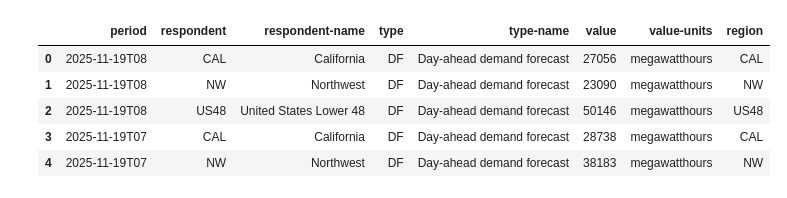
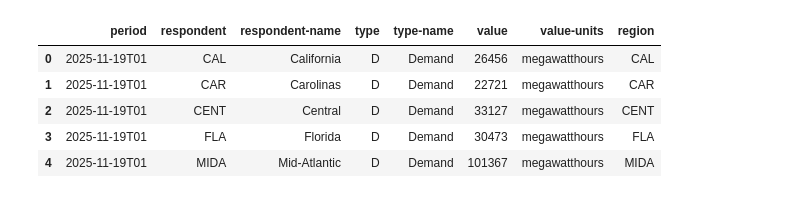
Before and after one commit to N3il-kb/dsc-106-final-proj, a Jupyter notebook: init_nb.ipynb, the cells around one changed output. Saved outputs shown, nothing was run; the diff lists cells and outputs as text; code cells hidden in the pictures.

Commit message:
removed forecasted data

```diff
--- a/init_nb.ipynb
+++ b/init_nb.ipynb
@@ -28,38 +28,40 @@ if not EIA_API_KEY:
 
 url = "https://api.eia.gov/v2/electricity/rto/region-data/data/"
 params = {
     "api_key": EIA_API_KEY,
     "frequency": "hourly",
     "data[0]": "value",
     "sort[0][column]": "period",
     "sort[0][direction]": "desc",
     "offset": 0,
     "length": 5000,
+    "facets[type][]": "D"  # <--- Adds filter for only 'Demand' (Actual)
+                           # Use "DF" if you specifically want the Forecast
 }
 params["facets[respondent][]"] = AGGREGATED_REGIONS
 
 try:
     resp = requests.get(url, params=params)
     resp.raise_for_status()
     data = resp.json()["response"]["data"]
     df = pd.DataFrame(data)
     df.to_csv("eia_hourly_cached.csv", index=False)
 except Exception as exc:
     cache_path = "eia_hourly_cached.csv"
     if not os.path.exists(cache_path):
         raise RuntimeError("Failed to download data and no cached file was found.") from exc
     print(f"⚠️ Using cached data because API request failed: {exc}")
     df = pd.read_csv(cache_path)
 
 df["region"] = df["respondent"]
 df.head()
 # %% [output]
 |  | period | respondent | respondent-name | type | type-name | value | value-units | region |
-| 0 | 2025-11-19T08 | CAL | California | DF | Day-ahead demand forecast | 27056 | megawatthours | CAL |
-| 1 | 2025-11-19T08 | NW | Northwest | DF | Day-ahead demand forecast | 23090 | megawatthours | NW |
-| 2 | 2025-11-19T08 | US48 | United States Lower 48 | DF | Day-ahead demand forecast | 50146 | megawatthours | US48 |
-| 3 | 2025-11-19T07 | CAL | California | DF | Day-ahead demand forecast | 28738 | megawatthours | CAL |
-| 4 | 2025-11-19T07 | NW | Northwest | DF | Day-ahead demand forecast | 38183 | megawatthours | NW |
+| 0 | 2025-11-19T01 | CAL | California | D | Demand | 26456 | megawatthours | CAL |
+| 1 | 2025-11-19T01 | CAR | Carolinas | D | Demand | 22721 | megawatthours | CAR |
+| 2 | 2025-11-19T01 | CENT | Central | D | Demand | 33127 | megawatthours | CENT |
+| 3 | 2025-11-19T01 | FLA | Florida | D | Demand | 30473 | megawatthours | FLA |
+| 4 | 2025-11-19T01 | MIDA | Mid-Atlantic | D | Demand | 101367 | megawatthours | MIDA |
 # %%
 df = df.copy()
 df["region"] = df["respondent"]
```
Also changed, not shown: parts of 1 cell of this notebook, 1 other file.
